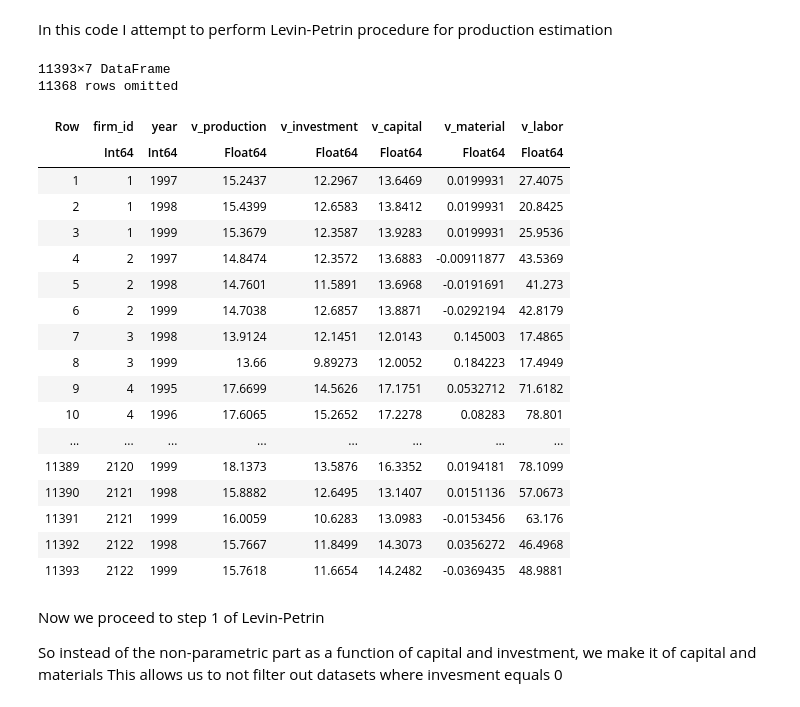
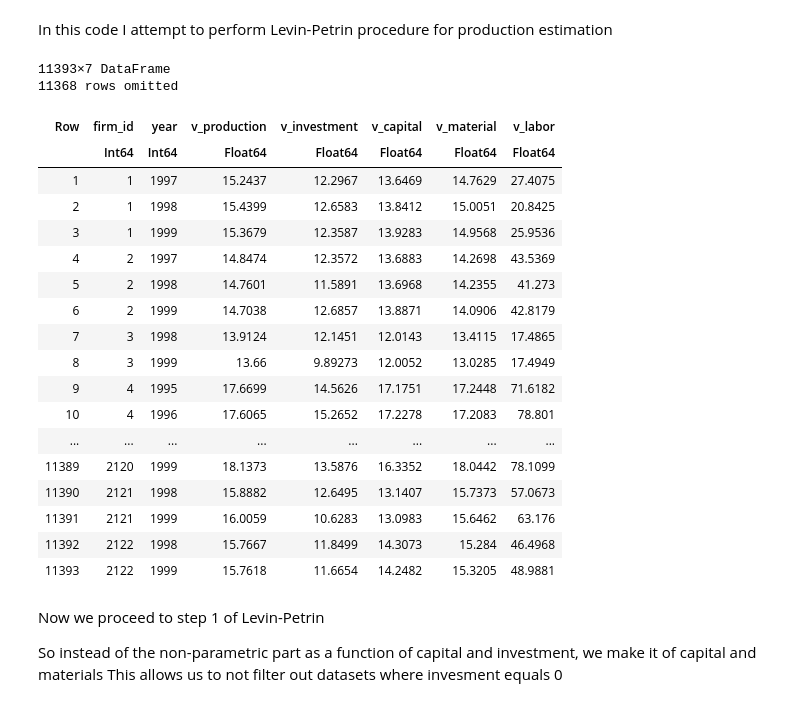
Before and after one commit to JackHiNguyen/models, a Jupyter notebook: Production estimation/LP.ipynb, the cells around one changed output. Cells and saved outputs as stored; diff of their text form; code cells hidden in the pictures.

```diff
--- a/Production estimation/LP.ipynb
+++ b/Production estimation/LP.ipynb
@@ -15,28 +15,28 @@ using Plots
 using ShiftedArrays  # for lag function
 # %%
 # Step 0: import and browse dataset
-dataset = CSV.read("op_ready.csv", DataFrame)
+dataset = CSV.read("op_lp_ready.csv", DataFrame)
 # %% [output]
 11393×7 DataFrame
 11368 rows omitted
 | Row | firm_id | year | v_production | v_investment | v_capital | v_material | v_labor |
 |  | Int64 | Int64 | Float64 | Float64 | Float64 | Float64 | Float64 |
-| 1 | 1 | 1997 | 15.2437 | 12.2967 | 13.6469 | 0.0199931 | 27.4075 |
-| 2 | 1 | 1998 | 15.4399 | 12.6583 | 13.8412 | 0.0199931 | 20.8425 |
-| 3 | 1 | 1999 | 15.3679 | 12.3587 | 13.9283 | 0.0199931 | 25.9536 |
-| 4 | 2 | 1997 | 14.8474 | 12.3572 | 13.6883 | -0.00911877 | 43.5369 |
-| 5 | 2 | 1998 | 14.7601 | 11.5891 | 13.6968 | -0.0191691 | 41.273 |
-| 6 | 2 | 1999 | 14.7038 | 12.6857 | 13.8871 | -0.0292194 | 42.8179 |
-| 7 | 3 | 1998 | 13.9124 | 12.1451 | 12.0143 | 0.145003 | 17.4865 |
-| 8 | 3 | 1999 | 13.66 | 9.89273 | 12.0052 | 0.184223 | 17.4949 |
-| 9 | 4 | 1995 | 17.6699 | 14.5626 | 17.1751 | 0.0532712 | 71.6182 |
-| 10 | 4 | 1996 | 17.6065 | 15.2652 | 17.2278 | 0.08283 | 78.801 |
+| 1 | 1 | 1997 | 15.2437 | 12.2967 | 13.6469 | 14.7629 | 27.4075 |
+| 2 | 1 | 1998 | 15.4399 | 12.6583 | 13.8412 | 15.0051 | 20.8425 |
+| 3 | 1 | 1999 | 15.3679 | 12.3587 | 13.9283 | 14.9568 | 25.9536 |
+| 4 | 2 | 1997 | 14.8474 | 12.3572 | 13.6883 | 14.2698 | 43.5369 |
+| 5 | 2 | 1998 | 14.7601 | 11.5891 | 13.6968 | 14.2355 | 41.273 |
+| 6 | 2 | 1999 | 14.7038 | 12.6857 | 13.8871 | 14.0906 | 42.8179 |
+| 7 | 3 | 1998 | 13.9124 | 12.1451 | 12.0143 | 13.4115 | 17.4865 |
+| 8 | 3 | 1999 | 13.66 | 9.89273 | 12.0052 | 13.0285 | 17.4949 |
+| 9 | 4 | 1995 | 17.6699 | 14.5626 | 17.1751 | 17.2448 | 71.6182 |
+| 10 | 4 | 1996 | 17.6065 | 15.2652 | 17.2278 | 17.2083 | 78.801 |
 | ... | ... | ... | ... | ... | ... | ... | ... |
-| 11389 | 2120 | 1999 | 18.1373 | 13.5876 | 16.3352 | 0.0194181 | 78.1099 |
-| 11390 | 2121 | 1998 | 15.8882 | 12.6495 | 13.1407 | 0.0151136 | 57.0673 |
-| 11391 | 2121 | 1999 | 16.0059 | 10.6283 | 13.0983 | -0.0153456 | 63.176 |
-| 11392 | 2122 | 1998 | 15.7667 | 11.8499 | 14.3073 | 0.0356272 | 46.4968 |
-| 11393 | 2122 | 1999 | 15.7618 | 11.6654 | 14.2482 | -0.0369435 | 48.9881 |
+| 11389 | 2120 | 1999 | 18.1373 | 13.5876 | 16.3352 | 18.0442 | 78.1099 |
+| 11390 | 2121 | 1998 | 15.8882 | 12.6495 | 13.1407 | 15.7373 | 57.0673 |
+| 11391 | 2121 | 1999 | 16.0059 | 10.6283 | 13.0983 | 15.6462 | 63.176 |
+| 11392 | 2122 | 1998 | 15.7667 | 11.8499 | 14.3073 | 15.284 | 46.4968 |
+| 11393 | 2122 | 1999 | 15.7618 | 11.6654 | 14.2482 | 15.3205 | 48.9881 |
 # %% [markdown]
 Now we proceed to step 1 of Levin-Petrin
 
```
Also changed, not shown: parts of 3 cells of this notebook, 8 other files.
